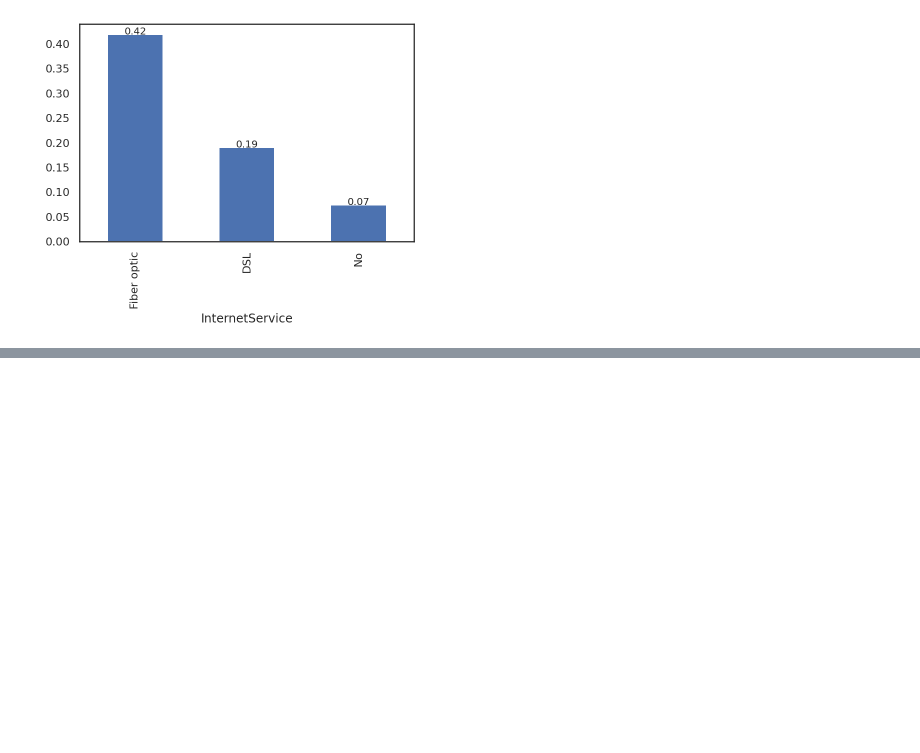
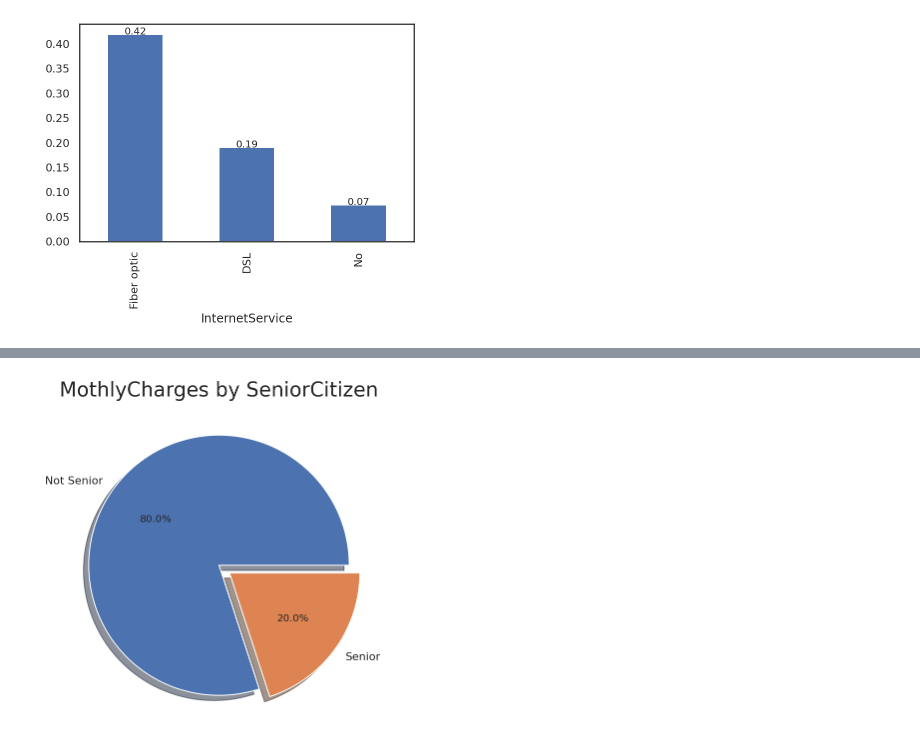
Before and after one commit to maengg/Customer_churn, a Jupyter notebook: Customer_churn.ipynb, the cells around one changed output, grey strips where cells are left out. Cells and saved outputs as stored; diff of their text form; code cells hidden in the pictures; blank space fills up the shorter version.

Commit message:
visualization

```diff
--- a/Customer_churn.ipynb
+++ b/Customer_churn.ipynb
@@ -1410,0 +1406,11 @@ Fiber optic을 사용하는 고객이 총 고객 중 42%로 가장 많은 비중
+# %%
+senior_gp = df.groupby('SeniorCitizen')[['MonthlyCharges']].sum()
+senior_gp['Charges_ratio'] = senior_gp['MonthlyCharges']/senior_gp['MonthlyCharges'].sum()
+labels = ['Not Senior', 'Senior']
+
+plt.figure(figsize=(10,6))
+plt.title('MothlyCharges by SeniorCitizen', fontsize=20)
+plt.pie('Charges_ratio', data= senior_gp, labels=labels, explode=[0,0.1] ,shadow=True, autopct='%.1f%%')
+plt.show()
+# %% [output]
+[figure, added]
```
Also changed, not shown: parts of 34 cells of this notebook.
